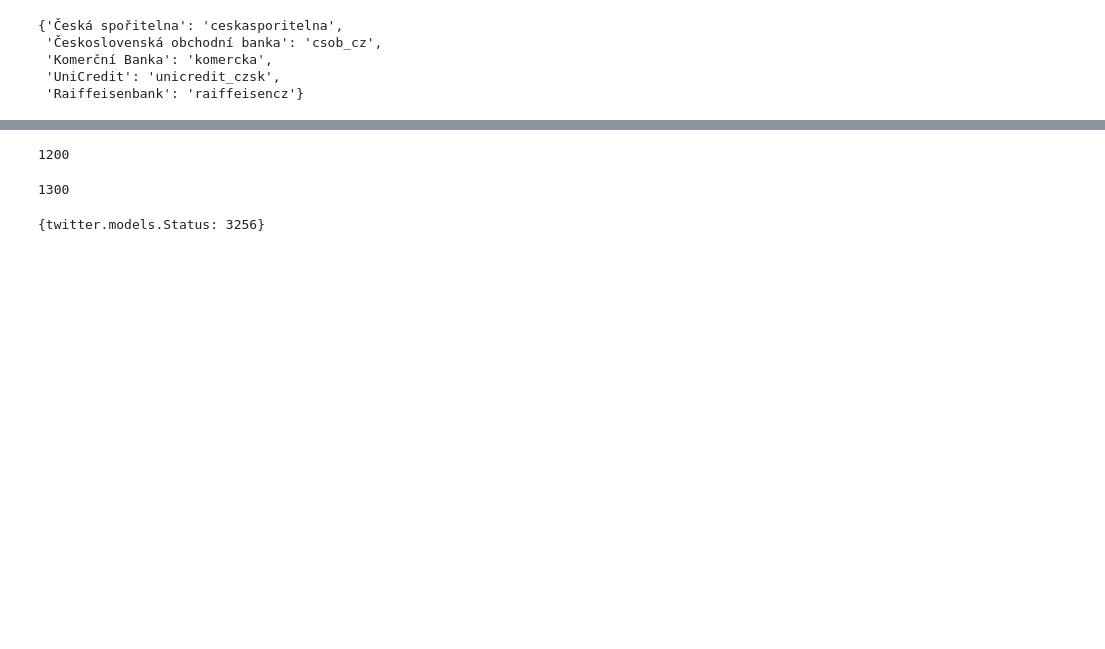
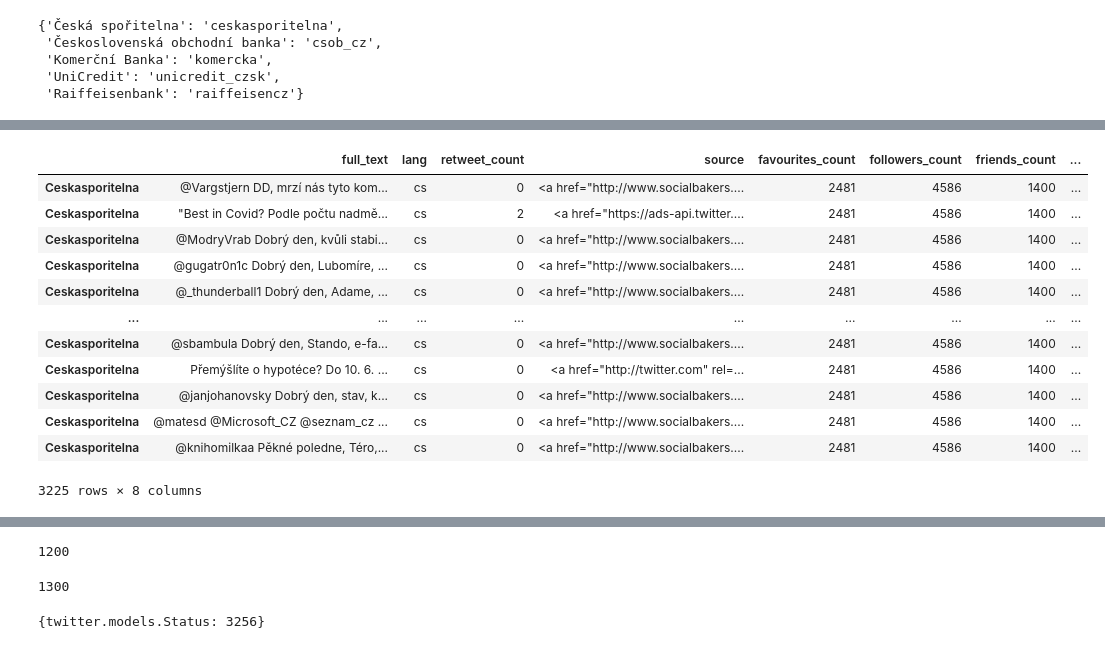
Before and after one commit to roman-ruzica/twitter_project_ruzica_zacharova, a Jupyter notebook: bank_twitter_scraper.ipynb, the cells around one changed output, grey strips where cells are left out. Drawn from its saved outputs; the diff is of its cells as text; code cells hidden in the pictures; blank space fills up the shorter version.

```diff
--- a/bank_twitter_scraper.ipynb
+++ b/bank_twitter_scraper.ipynb
@@ -372,0 +600,16 @@ class Twitter_user():
+# %%
+sporka.my_pd.drop_duplicates()
+# %% [output]
+|  | full_text | lang | retweet_count | source | favourites_count | followers_count | friends_count | ... |
+| Ceskasporitelna | @Vargstjern DD, mrzí nás tyto kom... | cs | 0 | <a href="http://www.socialbakers.... | 2481 | 4586 | 1400 | ... |
+| Ceskasporitelna | "Best in Covid? Podle počtu nadmě... | cs | 2 | <a href="https://ads-api.twitter.... | 2481 | 4586 | 1400 | ... |
+| Ceskasporitelna | @ModryVrab Dobrý den, kvůli stabi... | cs | 0 | <a href="http://www.socialbakers.... | 2481 | 4586 | 1400 | ... |
+| Ceskasporitelna | @gugatr0n1c Dobrý den, Lubomíre, ... | cs | 0 | <a href="http://www.socialbakers.... | 2481 | 4586 | 1400 | ... |
+| Ceskasporitelna | @_thunderball1 Dobrý den, Adame, ... | cs | 0 | <a href="http://www.socialbakers.... | 2481 | 4586 | 1400 | ... |
+| ... | ... | ... | ... | ... | ... | ... | ... | ... |
+| Ceskasporitelna | @sbambula Dobrý den, Stando, e-fa... | cs | 0 | <a href="http://www.socialbakers.... | 2481 | 4586 | 1400 | ... |
+| Ceskasporitelna | Přemýšlíte o hypotéce? Do 10. 6. ... | cs | 0 | <a href="http://twitter.com" rel=... | 2481 | 4586 | 1400 | ... |
+| Ceskasporitelna | @janjohanovsky Dobrý den, stav, k... | cs | 0 | <a href="http://www.socialbakers.... | 2481 | 4586 | 1400 | ... |
+| Ceskasporitelna | @matesd @Microsoft_CZ @seznam_cz ... | cs | 0 | <a href="http://www.socialbakers.... | 2481 | 4586 | 1400 | ... |
+| Ceskasporitelna | @knihomilkaa Pěkné poledne, Téro,... | cs | 0 | <a href="http://www.socialbakers.... | 2481 | 4586 | 1400 | ... |
+3225 rows × 8 columns
```
Also changed, not shown: parts of 45 cells of this notebook, 1 other file.
